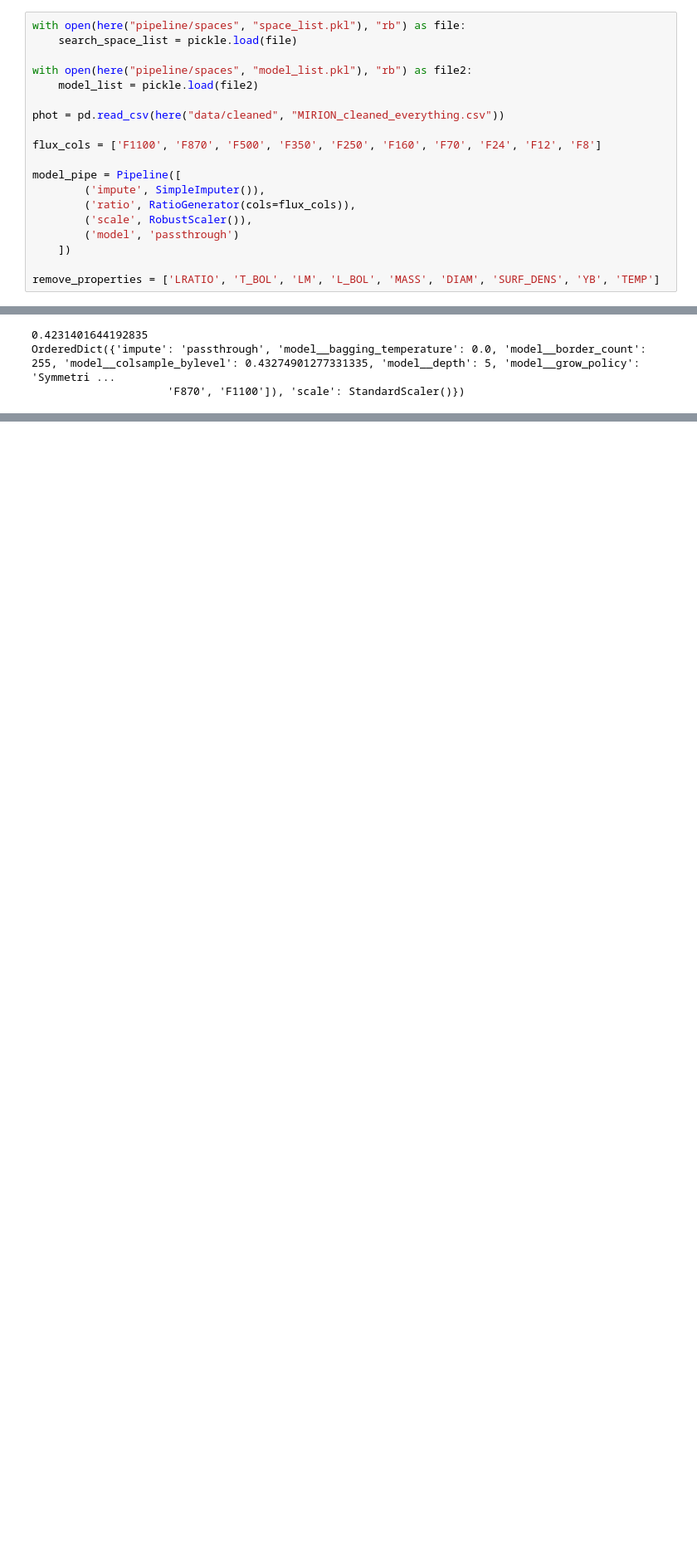
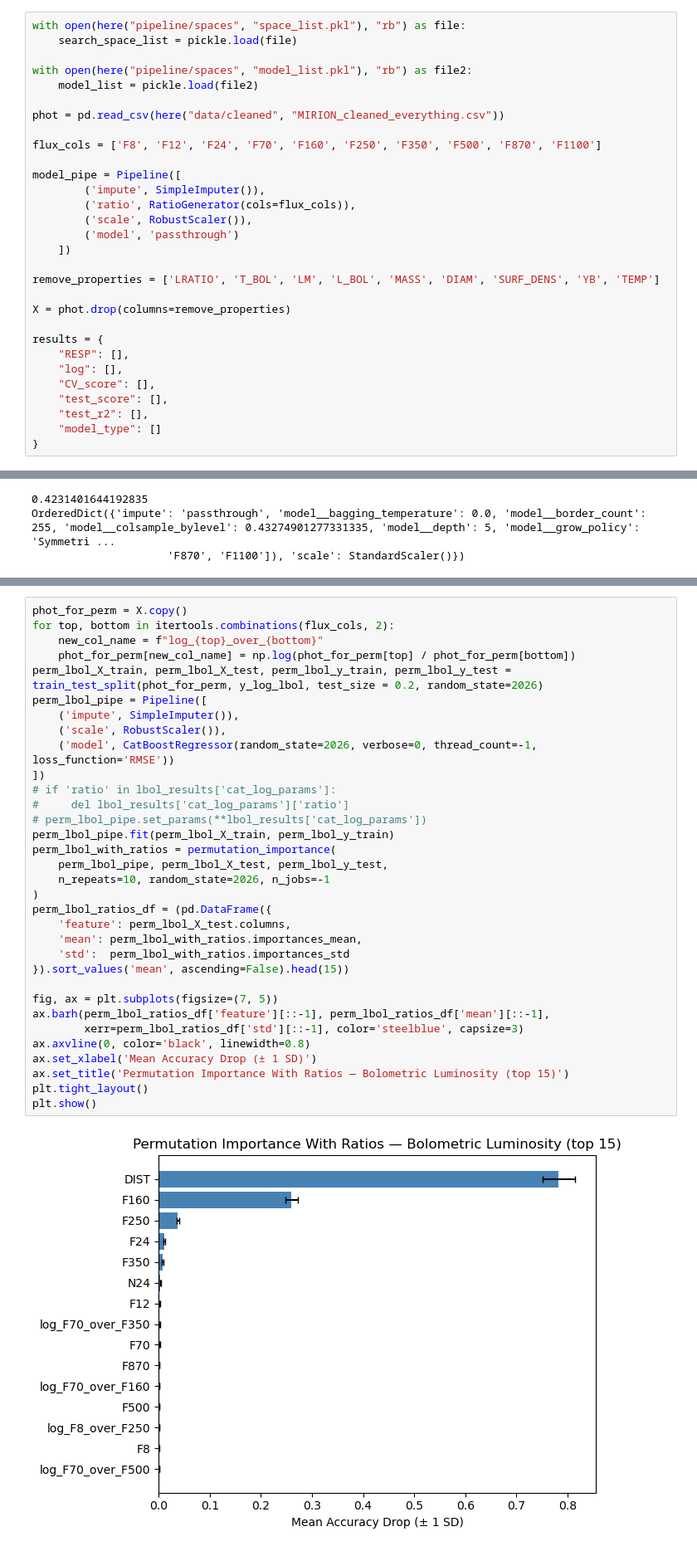
Before and after one commit to AlexEmert/Star-Formation-Research-Project-2026, a Jupyter notebook: pipeline/scripts/results_final_testing.ipynb, the cells around one changed output, grey strips where cells are left out. Shown at 83% size. Saved outputs shown, nothing was run; the diff lists cells and outputs as text; blank space fills up the shorter version.

```diff
--- a/pipeline/scripts/results_final_testing.ipynb
+++ b/pipeline/scripts/results_final_testing.ipynb
@@ -37,7 +41,7 @@ with open(here("pipeline/spaces", "model_list.pkl"), "rb") as file2:
 
 phot = pd.read_csv(here("data/cleaned", "MIRION_cleaned_everything.csv"))
 
-flux_cols = ['F1100', 'F870', 'F500', 'F350', 'F250', 'F160', 'F70', 'F24', 'F12', 'F8']
+flux_cols = ['F8', 'F12', 'F24', 'F70', 'F160', 'F250', 'F350', 'F500', 'F870', 'F1100']
 
 model_pipe = Pipeline([
         ('impute', SimpleImputer()),
@@ -47,6 +51,17 @@ model_pipe = Pipeline([
     ])
 
 remove_properties = ['LRATIO', 'T_BOL', 'LM', 'L_BOL', 'MASS', 'DIAM', 'SURF_DENS', 'YB', 'TEMP']
+
+X = phot.drop(columns=remove_properties)
+
+results = {
+    "RESP": [],
+    "log": [],
+    "CV_score": [],
+    "test_score": [],
+    "test_r2": [],
+    "model_type": []
+}
 # %% [markdown]
 # Bolometric luminosity
 # %%
@@ -77,0 +152,35 @@ Final training set RMSE for Bolometric luminosity is 0.4171, and r squared is 0.
+# %%
+phot_for_perm = X.copy()
+for top, bottom in itertools.combinations(flux_cols, 2):
+    new_col_name = f"log_{top}_over_{bottom}"
+    phot_for_perm[new_col_name] = np.log(phot_for_perm[top] / phot_for_perm[bottom])
+perm_lbol_X_train, perm_lbol_X_test, perm_lbol_y_train, perm_lbol_y_test = train_test_split(phot_for_perm, y_log_lbol, test_size = 0.2, random_state=2026)
+perm_lbol_pipe = Pipeline([
+    ('impute', SimpleImputer()),
+    ('scale', RobustScaler()),
+    ('model', CatBoostRegressor(random_state=2026, verbose=0, thread_count=-1, loss_function='RMSE'))
+])
+# if 'ratio' in lbol_results['cat_log_params']:
+#     del lbol_results['cat_log_params']['ratio']
+# perm_lbol_pipe.set_params(**lbol_results['cat_log_params'])
+perm_lbol_pipe.fit(perm_lbol_X_train, perm_lbol_y_train)
+perm_lbol_with_ratios = permutation_importance(
+    perm_lbol_pipe, perm_lbol_X_test, perm_lbol_y_test,
+    n_repeats=10, random_state=2026, n_jobs=-1
+)
+perm_lbol_ratios_df = (pd.DataFrame({
+    'feature': perm_lbol_X_test.columns,
+    'mean': perm_lbol_with_ratios.importances_mean,
+    'std':  perm_lbol_with_ratios.importances_std
+}).sort_values('mean', ascending=False).head(15))
+
+fig, ax = plt.subplots(figsize=(7, 5))
+ax.barh(perm_lbol_ratios_df['feature'][::-1], perm_lbol_ratios_df['mean'][::-1],
+        xerr=perm_lbol_ratios_df['std'][::-1], color='steelblue', capsize=3)
+ax.axvline(0, color='black', linewidth=0.8)
+ax.set_xlabel('Mean Accuracy Drop (± 1 SD)')
+ax.set_title('Permutation Importance With Ratios — Bolometric Luminosity (top 15)')
+plt.tight_layout()
+plt.show()
+# %% [output]
+[figure, added]
```
Also changed, not shown: parts of 48 cells of this notebook, 46 other files.
